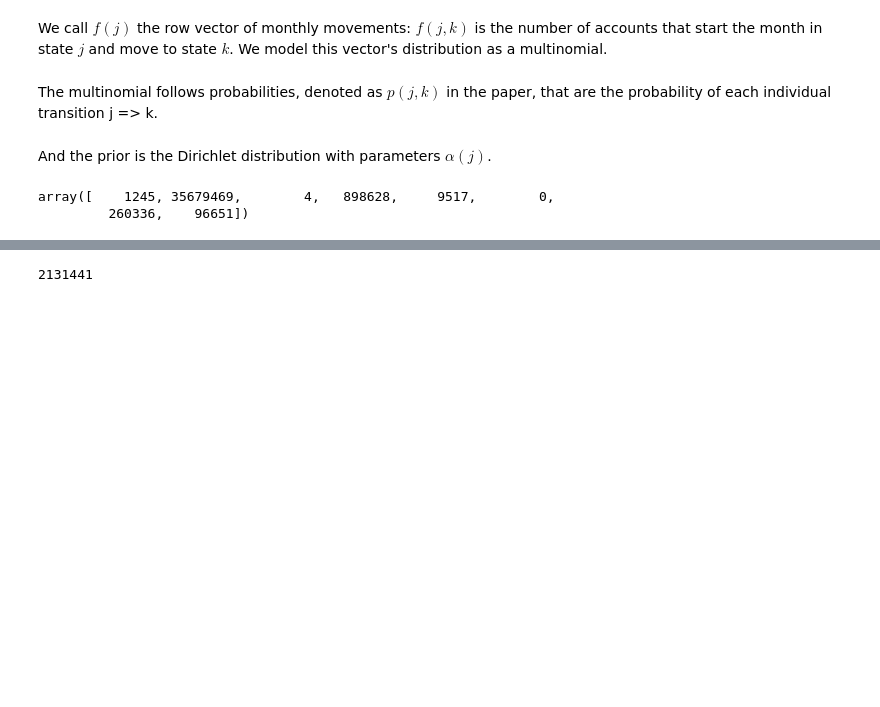
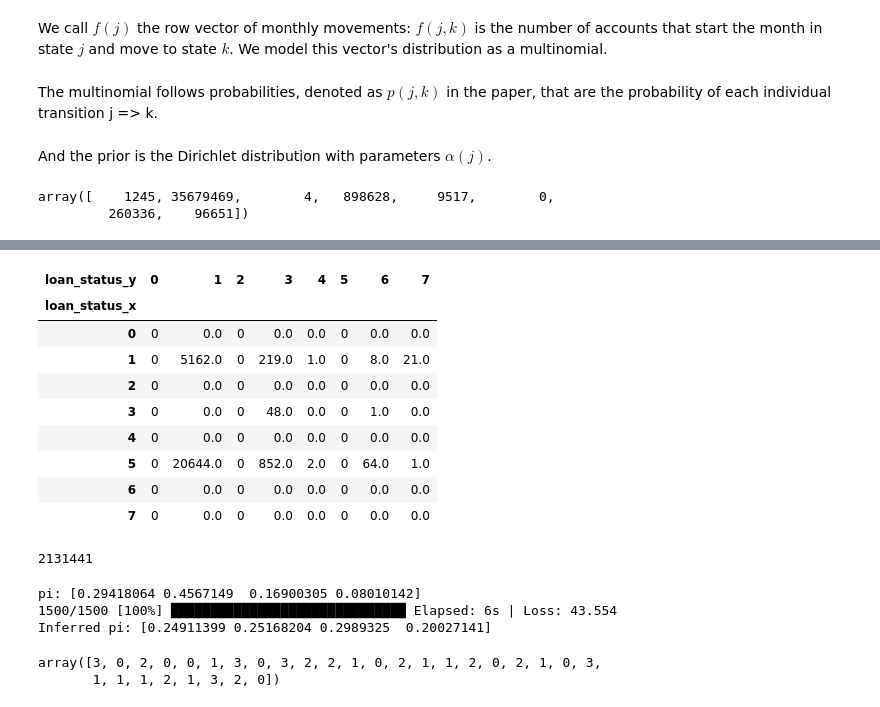
Before and after one commit to basilvetas/lending-club-analysis, a Jupyter notebook: markov-model-new.ipynb, the cells around one changed output, grey strips where cells are left out. Saved outputs shown, nothing was run; the diff lists cells and outputs as text; code cells hidden in the pictures; blank space fills up the shorter version.

Commit message:
Still working on inference for multinomial... klqp converges to nan, HMC fails to run

```diff
--- a/markov-model-new.ipynb
+++ b/markov-model-new.ipynb
@@ -306,0 +320,7 @@ array([    1245, 35679469,        4,   898628,     9517,        0,
+# %%
+transition_counts_per_month = transitions.groupby(['previous_month_x', 'loan_status_x', 'loan_status_y']).size()
+# %%
+temp = list()
+for month in transition_counts_per_month.index.levels[0]:
+    temp.append(transition_counts_per_month[month].unstack().fillna(0))
+transition_counts_per_month = temp
@@ -307,7 +348,55 @@ array([    1245, 35679469,        4,   898628,     9517,        0,
+# %%
+transition_counts_per_month[0]
+# %% [output]
+| loan_status_y | 0 | 1 | 2 | 3 | 4 | 5 | 6 | 7 |
+| loan_status_x |  |  |  |  |  |  |  |  |
+| 0 | 0 | 0.0 | 0 | 0.0 | 0.0 | 0 | 0.0 | 0.0 |
+| 1 | 0 | 5162.0 | 0 | 219.0 | 1.0 | 0 | 8.0 | 21.0 |
+| 2 | 0 | 0.0 | 0 | 0.0 | 0.0 | 0 | 0.0 | 0.0 |
+| 3 | 0 | 0.0 | 0 | 48.0 | 0.0 | 0 | 1.0 | 0.0 |
+| 4 | 0 | 0.0 | 0 | 0.0 | 0.0 | 0 | 0.0 | 0.0 |
+| 5 | 0 | 20644.0 | 0 | 852.0 | 2.0 | 0 | 64.0 | 1.0 |
+| 6 | 0 | 0.0 | 0 | 0.0 | 0.0 | 0 | 0.0 | 0.0 |
+| 7 | 0 | 0.0 | 0 | 0.0 | 0.0 | 0 | 0.0 | 0.0 |
 # %%
 n_accounts = df.id.nunique()
 # %%
 n_accounts
 # %% [output]
 2131441
+# %%
+# code from edward/examples/dirichlet_categorical.py:
+# Inferring a categorical distribution with KLqp
+tf.reset_default_graph()
+sess = tf.InteractiveSession()
+K = 4
+N = 30
+# DATA
+pi_true = np.random.dirichlet(np.array([20.0, 30.0, 10.0, 10.0]))
+z_data = np.array([np.random.choice(K, 1, p=pi_true)[0]
+                   for n in range(N)])
+print("pi: {}".format(pi_true))
+
+# MODEL
+pi = ed.models.Dirichlet(tf.ones(4))
+z = ed.models.Categorical(probs=pi, sample_shape=N)
+
+# INFERENCE
+qpi = ed.models.Dirichlet(tf.nn.softplus(
+    tf.get_variable("qpi/concentration", [K])))
+
+inference = ed.KLqp({pi: qpi}, data={z: z_data})
+inference.run(n_iter=1500, n_samples=30)
+
+# sess = ed.get_session()
+print("Inferred pi: {}".format(sess.run(qpi.mean())))
+# %% [output]
+pi: [0.29418064 0.4567149  0.16900305 0.08010142]
+1500/1500 [100%] ██████████████████████████████ Elapsed: 6s | Loss: 43.554
+Inferred pi: [0.24911399 0.25168204 0.2989325  0.20027141]
+# %%
+z_data
+# %% [output]
+array([3, 0, 2, 0, 0, 1, 3, 0, 3, 2, 2, 1, 0, 2, 1, 1, 2, 0, 2, 1, 0, 3,
+       1, 1, 1, 2, 1, 3, 2, 0])
 # %%
```
Also changed, not shown: parts of 13 cells of this notebook.
